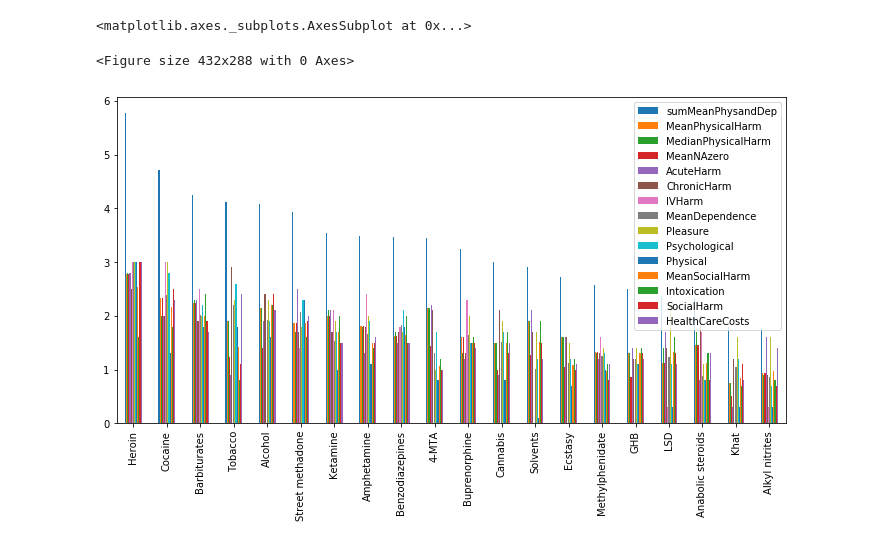
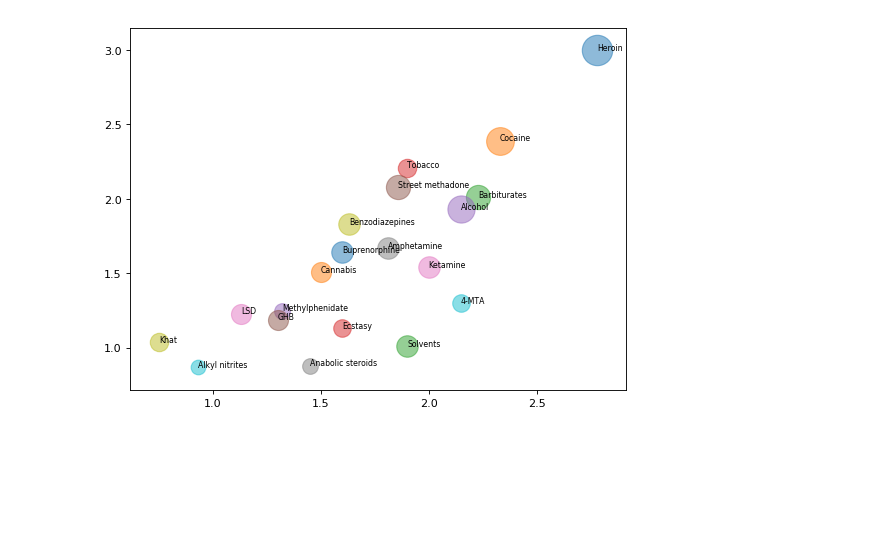
Before and after one commit to MichaelWest1993/drugharmdependence, a Jupyter notebook: drugharmdependence.ipynb, the cells around one changed output. Cells and saved outputs as stored; diff of their text form; code cells hidden in the pictures; blank space fills up the shorter version.

Commit message:
Semi 3D scatter plot

```diff
--- a/drugharmdependence.ipynb
+++ b/drugharmdependence.ipynb
@@ -1,18 +1,33 @@
 # %%
 import pandas as pd
+import numpy as np
 import matplotlib.pyplot as plt
-import seaborn as sns
-col_names=['sumMeanPhysandDep','MeanPhysicalHarm','MedianPhysicalHarm','MeanNAzero','AcuteHarm',
+from plotly import __version__
+import cufflinks as cf
+from plotly.offline import download_plotlyjs, init_notebook_mode,plot,iplot
+#init_notebook_mode(connected=True)
+
+col_names=['Drug','sumMeanPhysandDep','MeanPhysicalHarm','MedianPhysicalHarm','MeanNAzero','AcuteHarm',
            'ChronicHarm','IVHarm','MeanDependence','Pleasure','Psychological','Physical',
            'MeanSocialHarm','Intoxication','SocialHarm','HealthCareCosts']
-df =  pd.read_excel('/Users/michaelwest/Documents/drugharmdependence/data.xlsx',names=col_names,
-               index_col=0,)
+df = pd.read_excel('/Users/michaelwest/Documents/drugharmdependence/data.xlsx',names=col_names,
+              )
 #print(df)
 #sns.pairplot(df, vars=['MeanPhysicalHarm','MeanDependence'])
 #sns.distplot(df.ChronicHarm,df.MeanPhysicalHarm,df)
-plt.figure()
-df.plot.bar(figsize=[12,6])
+
+types = ['Heroin','Cocaine','Barbiturates','Tobacco','Alcohol','Street methadone','Ketamine','Amphetamine',
+'Benzodiazepines','4-MTA','Buprenorphine','Cannabis','Solvents','Ecstasy','Methylphenidate','GHB','LSD',
+'Anabolic steroids','Khat','Alkyl nitrites']
+x_c = df.MeanPhysicalHarm
+y_c = df.MeanDependence
+plt.figure(figsize=(8,6), dpi=80)
+for i, type in  enumerate(types):
+    x = x_c[i]
+    y = y_c[i]
+    plt.scatter(x,y,s=df.SocialHarm[i] * 250,alpha=.5)
+    plt.text(x,y,type,fontsize=7)
+
+plt.show()
 # %% [output]
-<matplotlib.axes._subplots.AxesSubplot at 0x...>
-<Figure size 432x288 with 0 Axes>
-[figure, old version]
+[figure, new version]
```
